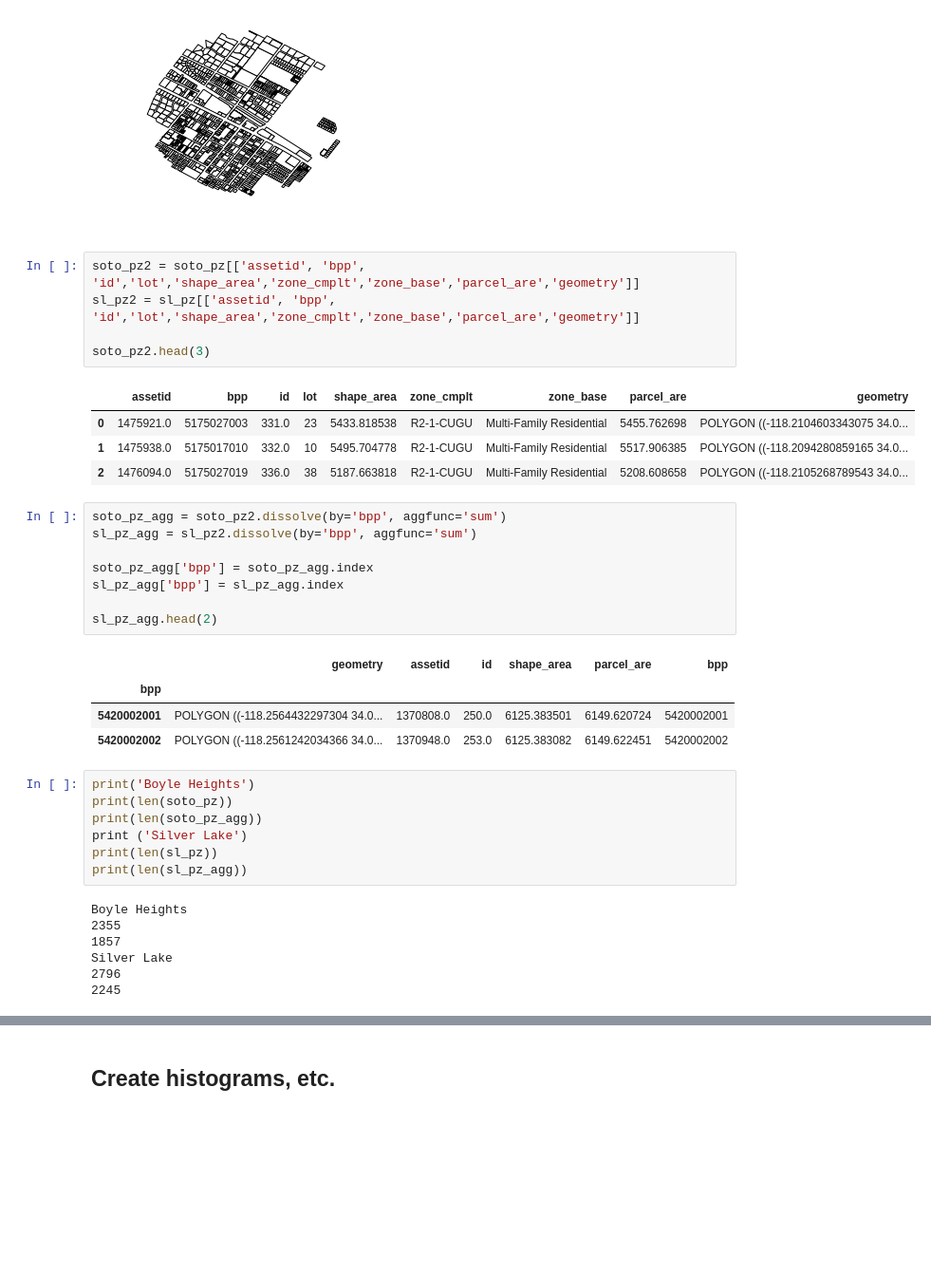
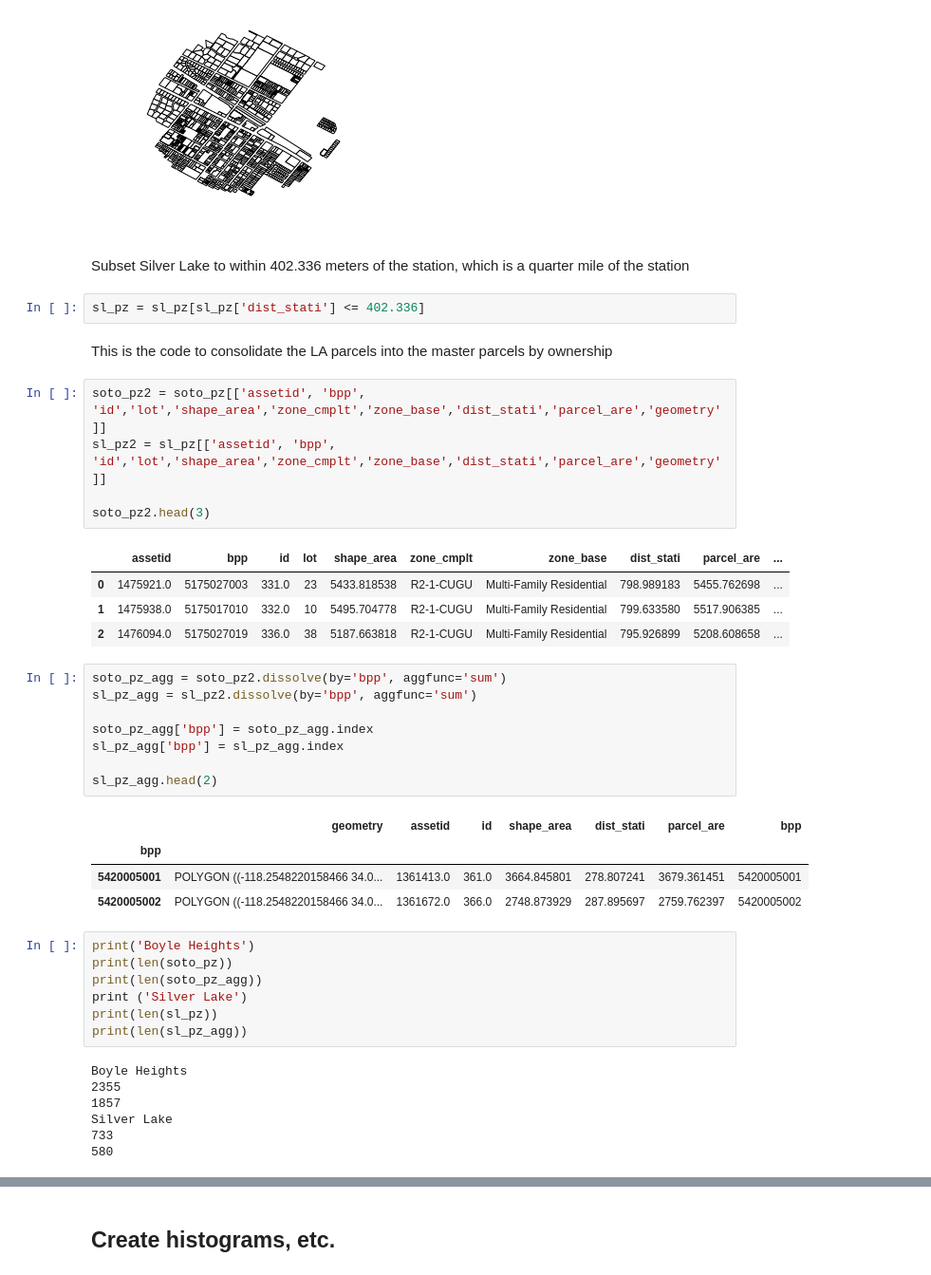
Before and after one commit to jarednolan/Upzoning, a Jupyter notebook: Parcel Size Graphics.ipynb, the cells around one changed output, grey strips where cells are left out. Shown at 95% size. Drawn from its saved outputs; the diff is of its cells as text; blank space fills up the shorter version.

```diff
--- a/Parcel Size Graphics.ipynb
+++ b/Parcel Size Graphics.ipynb
@@ -28,16 +28,22 @@ ax.set_axis_off()
 plt.show()
 # %% [output]
 [figure]
+# %% [markdown]
+Subset Silver Lake to within 402.336 meters of the station, which is a quarter mile of the station
+# %%
+sl_pz = sl_pz[sl_pz['dist_stati'] <= 402.336]
+# %% [markdown]
+This is the code to consolidate the LA parcels into the master parcels by ownership
 # %%
-soto_pz2 = soto_pz[['assetid', 'bpp', 'id','lot','shape_area','zone_cmplt','zone_base','parcel_are','geometry']]
-sl_pz2 = sl_pz[['assetid', 'bpp', 'id','lot','shape_area','zone_cmplt','zone_base','parcel_are','geometry']]
+soto_pz2 = soto_pz[['assetid', 'bpp', 'id','lot','shape_area','zone_cmplt','zone_base','dist_stati','parcel_are','geometry']]
+sl_pz2 = sl_pz[['assetid', 'bpp', 'id','lot','shape_area','zone_cmplt','zone_base','dist_stati','parcel_are','geometry']]
 
 soto_pz2.head(3)
 # %% [output]
-|  | assetid | bpp | id | lot | shape_area | zone_cmplt | zone_base | parcel_are | geometry |
-| 0 | 1475921.0 | 5175027003 | 331.0 | 23 | 5433.818538 | R2-1-CUGU | Multi-Family Residential | 5455.762698 | POLYGON ((-118.2104603343075 34.0... |
-| 1 | 1475938.0 | 5175017010 | 332.0 | 10 | 5495.704778 | R2-1-CUGU | Multi-Family Residential | 5517.906385 | POLYGON ((-118.2094280859165 34.0... |
-| 2 | 1476094.0 | 5175027019 | 336.0 | 38 | 5187.663818 | R2-1-CUGU | Multi-Family Residential | 5208.608658 | POLYGON ((-118.2105268789543 34.0... |
+|  | assetid | bpp | id | lot | shape_area | zone_cmplt | zone_base | dist_stati | parcel_are | ... |
+| 0 | 1475921.0 | 5175027003 | 331.0 | 23 | 5433.818538 | R2-1-CUGU | Multi-Family Residential | 798.989183 | 5455.762698 | ... |
+| 1 | 1475938.0 | 5175017010 | 332.0 | 10 | 5495.704778 | R2-1-CUGU | Multi-Family Residential | 799.633580 | 5517.906385 | ... |
+| 2 | 1476094.0 | 5175027019 | 336.0 | 38 | 5187.663818 | R2-1-CUGU | Multi-Family Residential | 795.926899 | 5208.608658 | ... |
 # %%
 soto_pz_agg = soto_pz2.dissolve(by='bpp', aggfunc='sum')
 sl_pz_agg = sl_pz2.dissolve(by='bpp', aggfunc='sum')
@@ -47,10 +53,10 @@ sl_pz_agg['bpp'] = sl_pz_agg.index
 
 sl_pz_agg.head(2)
 # %% [output]
-|  | geometry | assetid | id | shape_area | parcel_are | bpp |
-| bpp |  |  |  |  |  |  |
-| 5420002001 | POLYGON ((-118.2564432297304 34.0... | 1370808.0 | 250.0 | 6125.383501 | 6149.620724 | 5420002001 |
-| 5420002002 | POLYGON ((-118.2561242034366 34.0... | 1370948.0 | 253.0 | 6125.383082 | 6149.622451 | 5420002002 |
+|  | geometry | assetid | id | shape_area | dist_stati | parcel_are | bpp |
+| bpp |  |  |  |  |  |  |  |
+| 5420005001 | POLYGON ((-118.2548220158466 34.0... | 1361413.0 | 361.0 | 3664.845801 | 278.807241 | 3679.361451 | 5420005001 |
+| 5420005002 | POLYGON ((-118.2548220158466 34.0... | 1361672.0 | 366.0 | 2748.873929 | 287.895697 | 2759.762397 | 5420005002 |
 # %%
 print('Boyle Heights')
 print(len(soto_pz))
@@ -63,5 +69,5 @@ Boyle Heights
 2355
 1857
 Silver Lake
-2796
-2245
+733
+580
```
Also changed, not shown: parts of 13 cells of this notebook, 8 other files.
